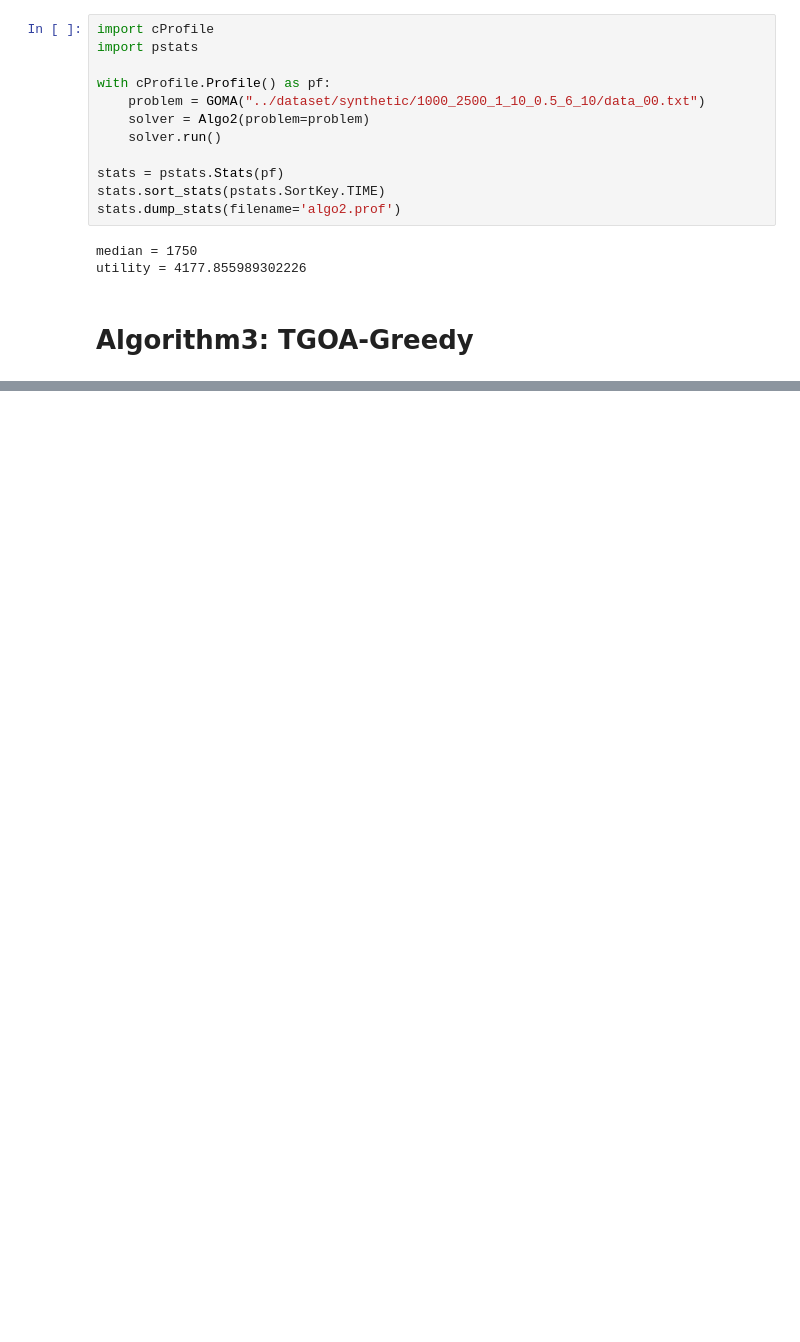
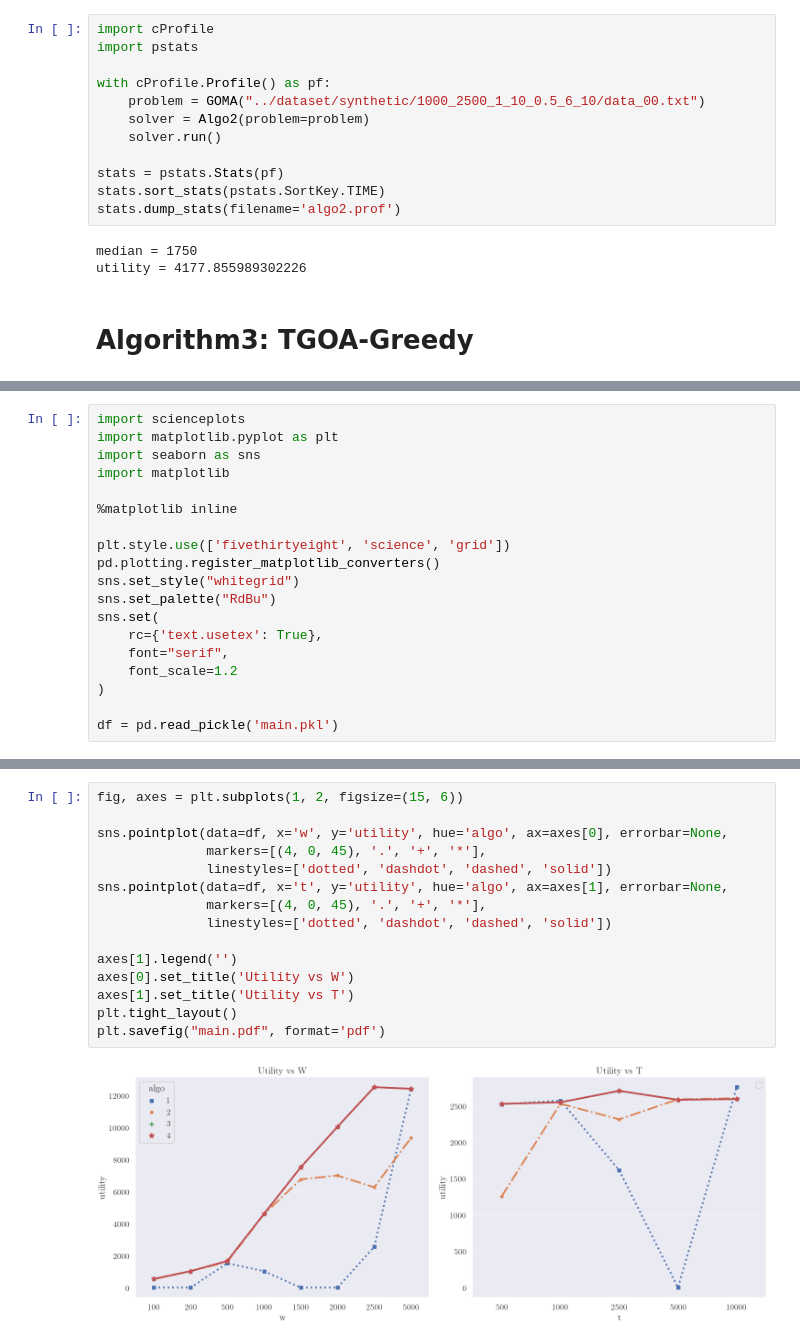
Before and after one commit to DURUII/Paper-SpatialCrowdsourcing-GOMA, a Jupyter notebook: extras/main.ipynb, the cells around one changed output, grey strips where cells are left out. Drawn from its saved outputs; the diff is of its cells as text; blank space fills up the shorter version.

```diff
--- a/extras/main.ipynb
+++ b/extras/main.ipynb
@@ -548,0 +599,19 @@ utility = 4193.171309202554
+# %%
+import scienceplots
+import matplotlib.pyplot as plt
+import seaborn as sns
+import matplotlib
+
+%matplotlib inline
+
+plt.style.use(['fivethirtyeight', 'science', 'grid'])
+pd.plotting.register_matplotlib_converters()
+sns.set_style("whitegrid")
+sns.set_palette("RdBu")
+sns.set(
+    rc={'text.usetex': True},
+    font="serif",
+    font_scale=1.2
+)
+
+df = pd.read_pickle('main.pkl')
@@ -548,0 +634,17 @@ utility = 4193.171309202554
+# %%
+fig, axes = plt.subplots(1, 2, figsize=(15, 6))
+
+sns.pointplot(data=df, x='w', y='utility', hue='algo', ax=axes[0], errorbar=None,
+              markers=[(4, 0, 45), '.', '+', '*'],
+              linestyles=['dotted', 'dashdot', 'dashed', 'solid'])
+sns.pointplot(data=df, x='t', y='utility', hue='algo', ax=axes[1], errorbar=None,
+              markers=[(4, 0, 45), '.', '+', '*'],
+              linestyles=['dotted', 'dashdot', 'dashed', 'solid'])
+
+axes[1].legend('')
+axes[0].set_title('Utility vs W')
+axes[1].set_title('Utility vs T')
+plt.tight_layout()
+plt.savefig("main.pdf", format='pdf')
+# %% [output]
+[figure, added]
```
Also changed, not shown: parts of 10 cells of this notebook.
